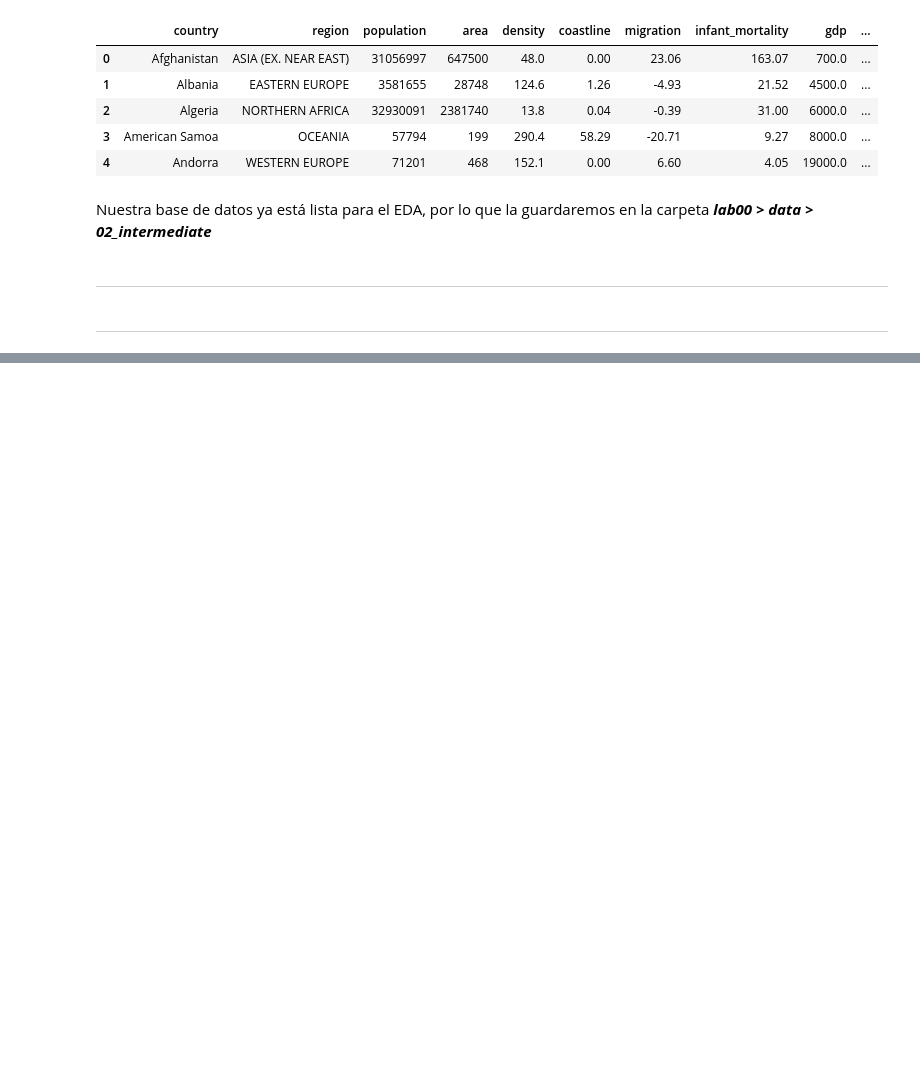
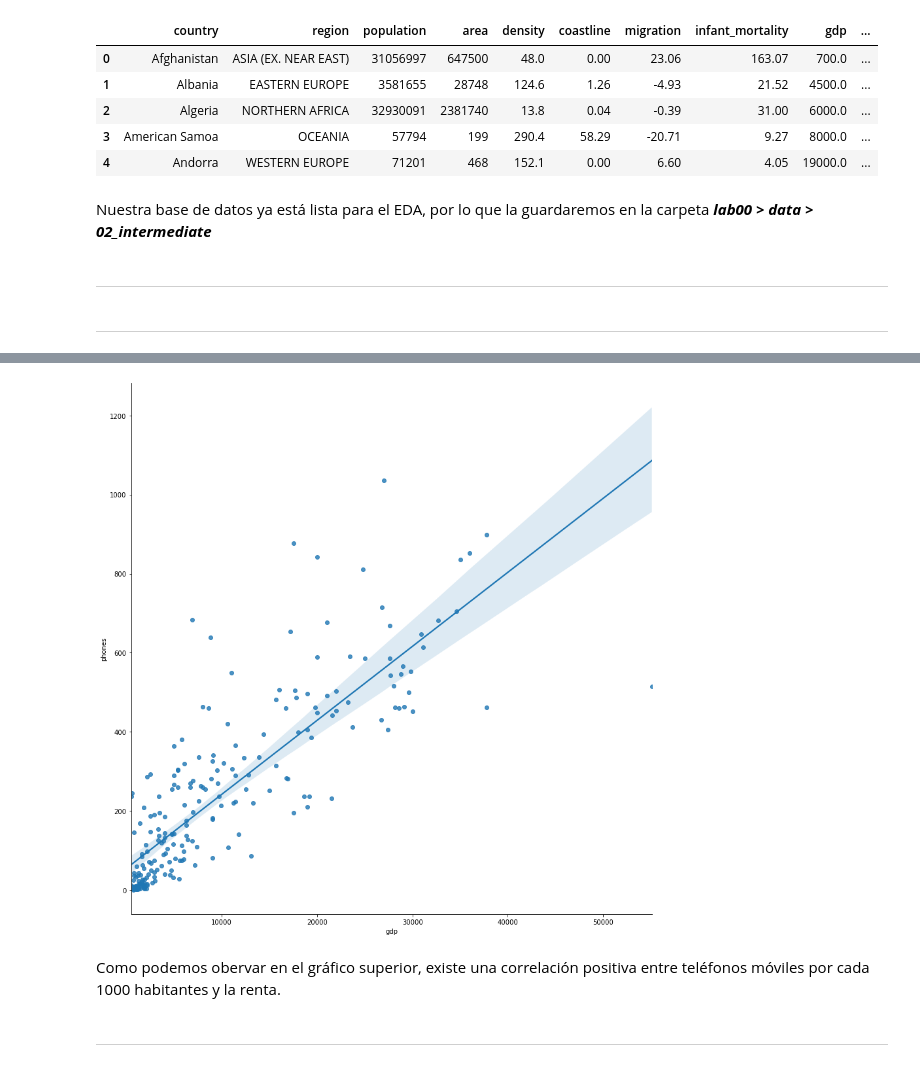
Before and after one commit to jlopezgaldon/machine_learning, a Jupyter notebook: lab00/notebooks/00_Exploratory_analysis.ipynb, the cells around one changed output, grey strips where cells are left out. Cells and saved outputs as stored; diff of their text form; code cells hidden in the pictures; blank space fills up the shorter version.

```diff
--- a/lab00/notebooks/00_Exploratory_analysis.ipynb
+++ b/lab00/notebooks/00_Exploratory_analysis.ipynb
@@ -254,0 +325,10 @@ data.to_csv("countries_of_the_world_clean.csv")
+# %%
+    # Dibujamos con lmplot la relación entre 'gdp' y 'phones'
+sns.lmplot(x = 'gdp', y = 'phones', data = data, height = 12);
+            # Es importante incluir height (para establecer el tamaño) porque sino no hace el plot
+# %% [output]
+[figure, added]
+# %% [markdown]
+Como podemos obervar en el gráfico superior, existe una correlación positiva entre teléfonos móviles por cada 1000 habitantes y la renta.
+# %% [markdown]
+***
```
Also changed, not shown: parts of 18 cells of this notebook.
